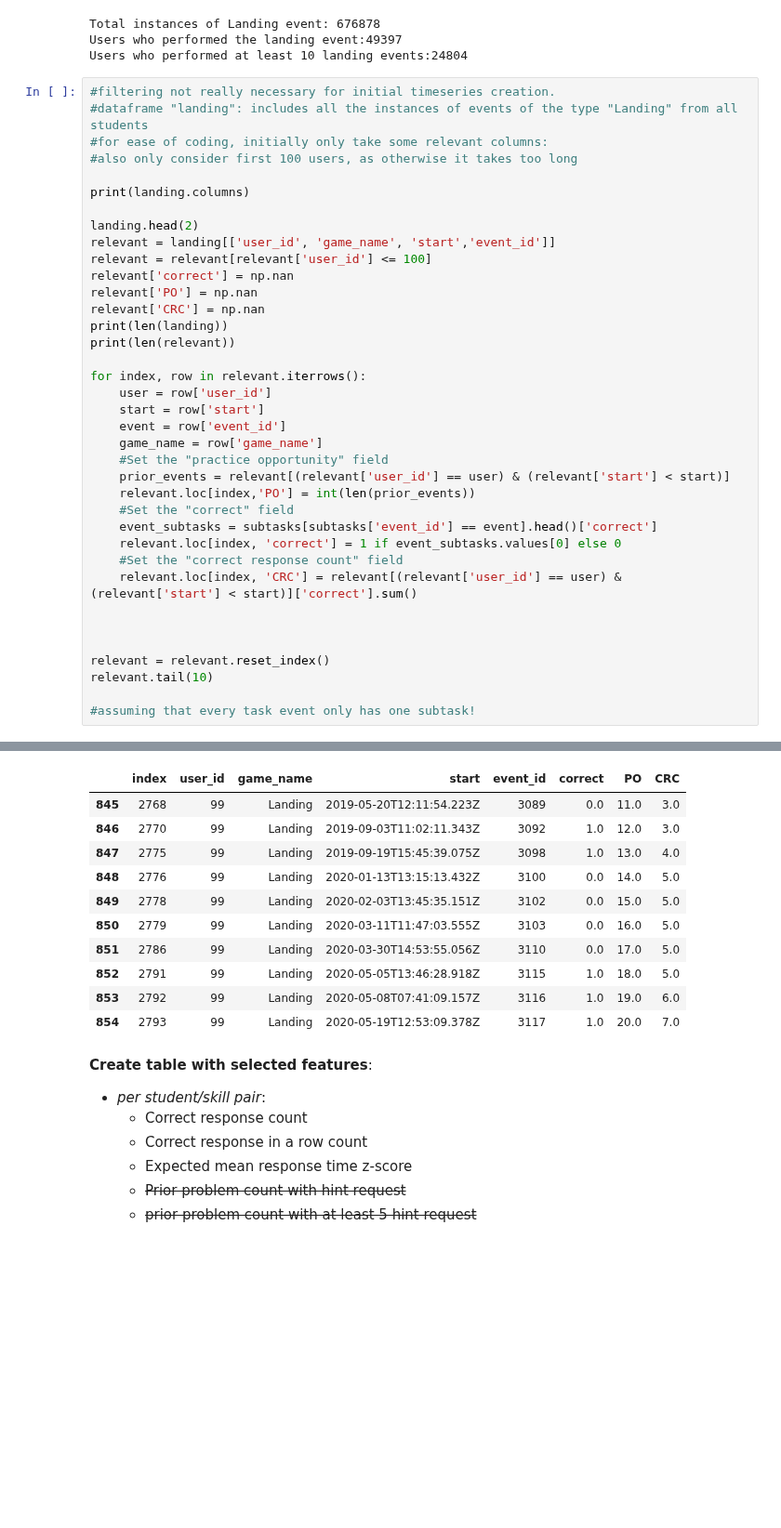
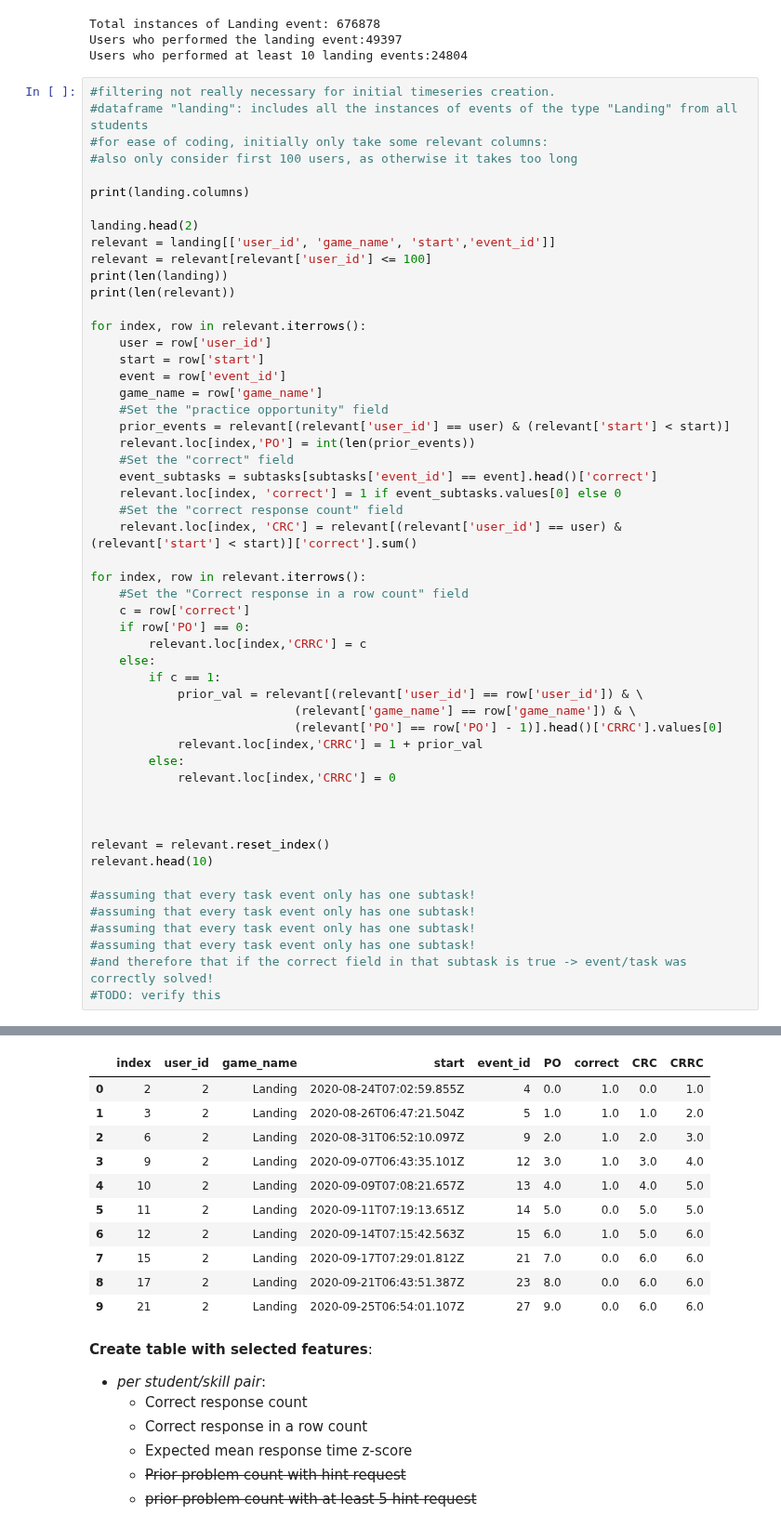
Before and after one commit to odudler/mlbd2023, a Jupyter notebook: milestone4.ipynb, the cells around one changed output, grey strips where cells are left out. Shown at 93% size. Drawn from its saved outputs; the diff is of its cells as text; blank space fills up the shorter version.

Commit message:
added feature correct reponses in a row

```diff
--- a/milestone4.ipynb
+++ b/milestone4.ipynb
@@ -135,49 +135,65 @@ print(landing.columns)
 landing.head(2)
 relevant = landing[['user_id', 'game_name', 'start','event_id']]
 relevant = relevant[relevant['user_id'] <= 100]
-relevant['correct'] = np.nan
-relevant['PO'] = np.nan
-relevant['CRC'] = np.nan
 print(len(landing))
 print(len(relevant))
 
 for index, row in relevant.iterrows():
     user = row['user_id']
     start = row['start']
     event = row['event_id']
     game_name = row['game_name']
     #Set the "practice opportunity" field
     prior_events = relevant[(relevant['user_id'] == user) & (relevant['start'] < start)]
     relevant.loc[index,'PO'] = int(len(prior_events))
     #Set the "correct" field
     event_subtasks = subtasks[subtasks['event_id'] == event].head()['correct']
     relevant.loc[index, 'correct'] = 1 if event_subtasks.values[0] else 0
     #Set the "correct response count" field
     relevant.loc[index, 'CRC'] = relevant[(relevant['user_id'] == user) & (relevant['start'] < start)]['correct'].sum()
 
+for index, row in relevant.iterrows():
+    #Set the "Correct response in a row count" field
+    c = row['correct']
+    if row['PO'] == 0:
+        relevant.loc[index,'CRRC'] = c
+    else:
+        if c == 1:
+            prior_val = relevant[(relevant['user_id'] == row['user_id']) & \
+                            (relevant['game_name'] == row['game_name']) & \
+                            (relevant['PO'] == row['PO'] - 1)].head()['CRRC'].values[0]
+            relevant.loc[index,'CRRC'] = 1 + prior_val
+        else:
+            relevant.loc[index,'CRRC'] = 0
+
 
 
 relevant = relevant.reset_index()
-relevant.tail(10)
+relevant.head(10)
 
 #assuming that every task event only has one subtask!
+#assuming that every task event only has one subtask!
+#assuming that every task event only has one subtask!
+#assuming that every task event only has one subtask!
+#and therefore that if the correct field in that subtask is true -> event/task was correctly solved!
+#TODO: verify this
 # %% [output]
 Index(['event_id', 'user_id', 'mode', 'game_name', 'learning_time_ms',
        'subtasks', 'number_range', 'start', 'end', 'skill_id', 'type'],
       dtype='object')
 676878
 855
-|  | index | user_id | game_name | start | event_id | correct | PO | CRC |
-| 845 | 2768 | 99 | Landing | 2019-05-20T12:11:54.223Z | 3089 | 0.0 | 11.0 | 3.0 |
-| 846 | 2770 | 99 | Landing | 2019-09-03T11:02:11.343Z | 3092 | 1.0 | 12.0 | 3.0 |
-| 847 | 2775 | 99 | Landing | 2019-09-19T15:45:39.075Z | 3098 | 1.0 | 13.0 | 4.0 |
-| 848 | 2776 | 99 | Landing | 2020-01-13T13:15:13.432Z | 3100 | 0.0 | 14.0 | 5.0 |
-| 849 | 2778 | 99 | Landing | 2020-02-03T13:45:35.151Z | 3102 | 0.0 | 15.0 | 5.0 |
-| 850 | 2779 | 99 | Landing | 2020-03-11T11:47:03.555Z | 3103 | 0.0 | 16.0 | 5.0 |
-| 851 | 2786 | 99 | Landing | 2020-03-30T14:53:55.056Z | 3110 | 0.0 | 17.0 | 5.0 |
-| 852 | 2791 | 99 | Landing | 2020-05-05T13:46:28.918Z | 3115 | 1.0 | 18.0 | 5.0 |
-| 853 | 2792 | 99 | Landing | 2020-05-08T07:41:09.157Z | 3116 | 1.0 | 19.0 | 6.0 |
-| 854 | 2793 | 99 | Landing | 2020-05-19T12:53:09.378Z | 3117 | 1.0 | 20.0 | 7.0 |
+|  | index | user_id | game_name | start | event_id | PO | correct | CRC | CRRC |
+| 0 | 2 | 2 | Landing | 2020-08-24T07:02:59.855Z | 4 | 0.0 | 1.0 | 0.0 | 1.0 |
+| 1 | 3 | 2 | Landing | 2020-08-26T06:47:21.504Z | 5 | 1.0 | 1.0 | 1.0 | 2.0 |
+| 2 | 6 | 2 | Landing | 2020-08-31T06:52:10.097Z | 9 | 2.0 | 1.0 | 2.0 | 3.0 |
+| 3 | 9 | 2 | Landing | 2020-09-07T06:43:35.101Z | 12 | 3.0 | 1.0 | 3.0 | 4.0 |
+| 4 | 10 | 2 | Landing | 2020-09-09T07:08:21.657Z | 13 | 4.0 | 1.0 | 4.0 | 5.0 |
+| 5 | 11 | 2 | Landing | 2020-09-11T07:19:13.651Z | 14 | 5.0 | 0.0 | 5.0 | 5.0 |
+| 6 | 12 | 2 | Landing | 2020-09-14T07:15:42.563Z | 15 | 6.0 | 1.0 | 5.0 | 6.0 |
+| 7 | 15 | 2 | Landing | 2020-09-17T07:29:01.812Z | 21 | 7.0 | 0.0 | 6.0 | 6.0 |
+| 8 | 17 | 2 | Landing | 2020-09-21T06:43:51.387Z | 23 | 8.0 | 0.0 | 6.0 | 6.0 |
+| 9 | 21 | 2 | Landing | 2020-09-25T06:54:01.107Z | 27 | 9.0 | 0.0 | 6.0 | 6.0 |
 # %% [markdown]
 **Create table with selected features**:
 - *per student/skill pair*:
```
